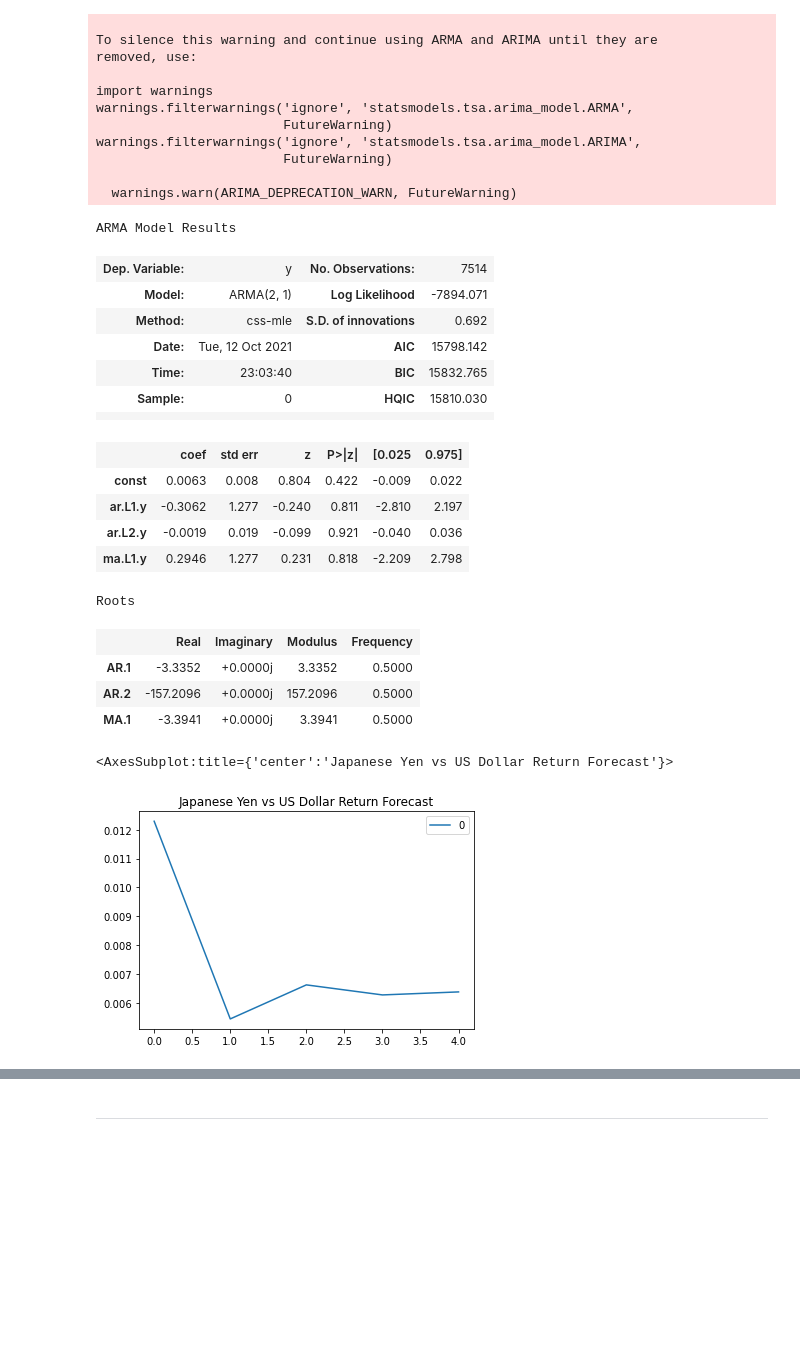
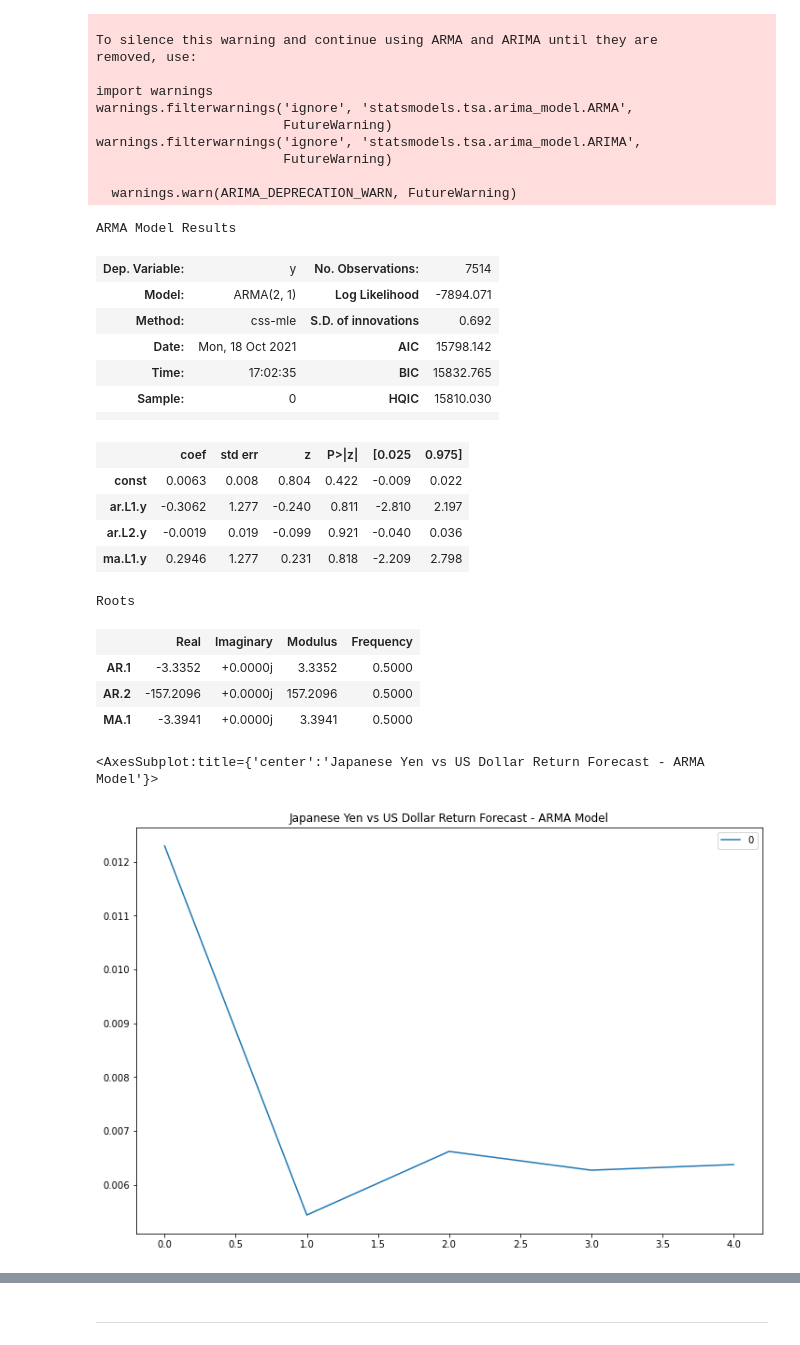
Before and after one commit to Luke-Mac/yen_for_the_future, a Jupyter notebook: time_series_analysis.ipynb, the cells around one changed output, grey strips where cells are left out. Drawn from its saved outputs; the diff is of its cells as text; code cells hidden in the pictures; blank space fills up the shorter version.

Commit message:
Completion of the time series analysis.

```diff
--- a/time_series_analysis.ipynb
+++ b/time_series_analysis.ipynb
@@ -101,10 +123,10 @@ returns.tail()
 from statsmodels.tsa.arima_model import ARMA
 
 # Estimate and ARMA model using statsmodels (use order=(2, 1))
-model = ARMA(returns.values, order=(2,1))
+arma_model = ARMA(returns.values, order=(2,1))
 
 # Fit the model and assign it to a variable called results
-results = model.fit()
+arma_results = arma_model.fit()
 # %% [output]
 statsmodels.tsa.arima_model.ARMA and statsmodels.tsa.arima_model.ARIMA have
 been deprecated in favor of statsmodels.tsa.arima.model.ARIMA (note the .
@@ -126,14 +148,14 @@ warnings.filterwarnings('ignore', 'statsmodels.tsa.arima_model.ARIMA',
   warnings.warn(ARIMA_DEPRECATION_WARN, FutureWarning)
 # %%
 # Output model summary results:
-results.summary()
+arma_results.summary()
 # %% [output]
 ARMA Model Results
 | Dep. Variable: | y | No. Observations: | 7514 |
 | Model: | ARMA(2, 1) | Log Likelihood | -7894.071 |
 | Method: | css-mle | S.D. of innovations | 0.692 |
-| Date: | Tue, 12 Oct 2021 | AIC | 15798.142 |
-| Time: | 23:03:40 | BIC | 15832.765 |
+| Date: | Mon, 18 Oct 2021 | AIC | 15798.142 |
+| Time: | 17:02:35 | BIC | 15832.765 |
 | Sample: | 0 | HQIC | 15810.030 |
 |  |  |  |  |
 |  | coef | std err | z | P>|z| | [0.025 | 0.975] |
@@ -148,7 +170,7 @@ Roots
 | MA.1 | -3.3941 | +0.0000j | 3.3941 | 0.5000 |
 # %%
 # Plot the 5 Day Returns Forecast
-pd.DataFrame(results.forecast(steps=5)[0]).plot(title="Japanese Yen vs US Dollar Return Forecast")
+pd.DataFrame(arma_results.forecast(steps=5)[0]).plot(figsize=[12,8],title="Japanese Yen vs US Dollar Return Forecast - ARMA Model")
 # %% [output]
-<AxesSubplot:title={'center':'Japanese Yen vs US Dollar Return Forecast'}>
+<AxesSubplot:title={'center':'Japanese Yen vs US Dollar Return Forecast - ARMA Model'}>
-[figure, old version]
+[figure, new version]
```
Also changed, not shown: parts of 21 cells of this notebook.
